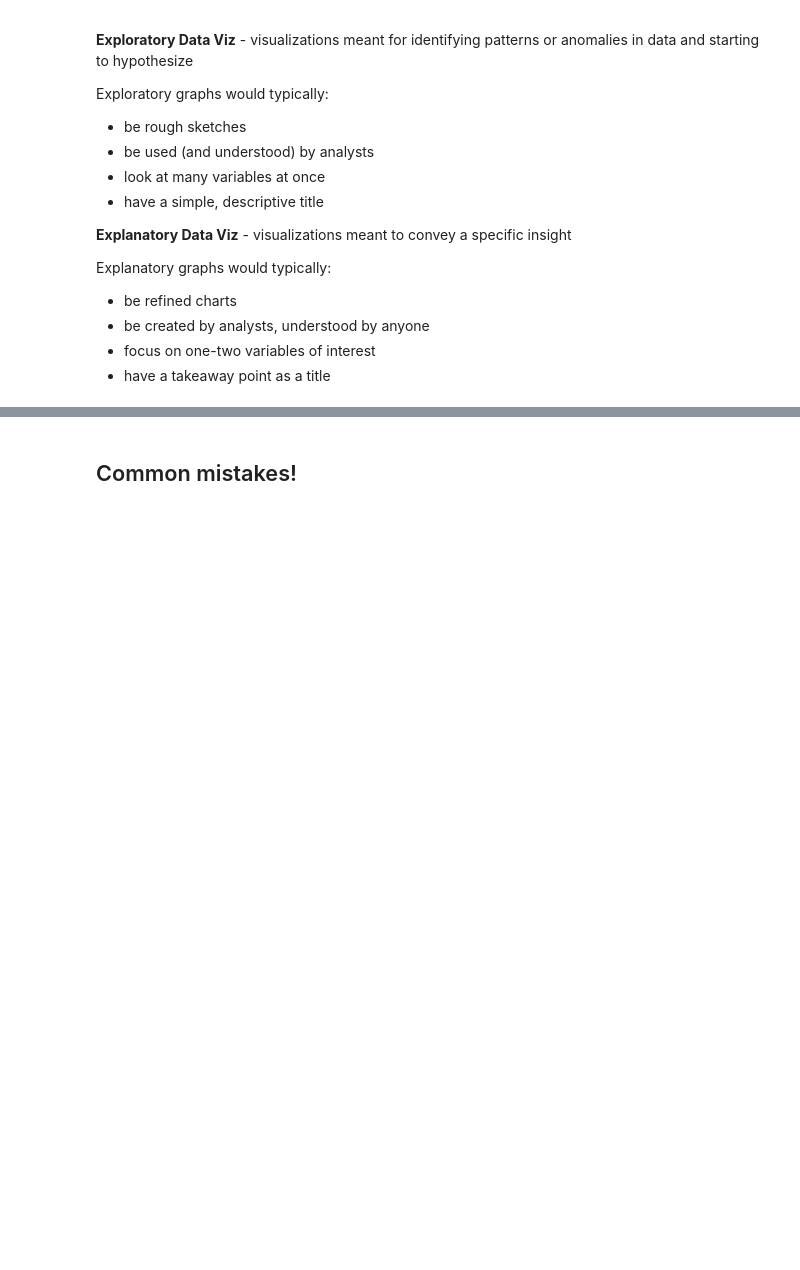
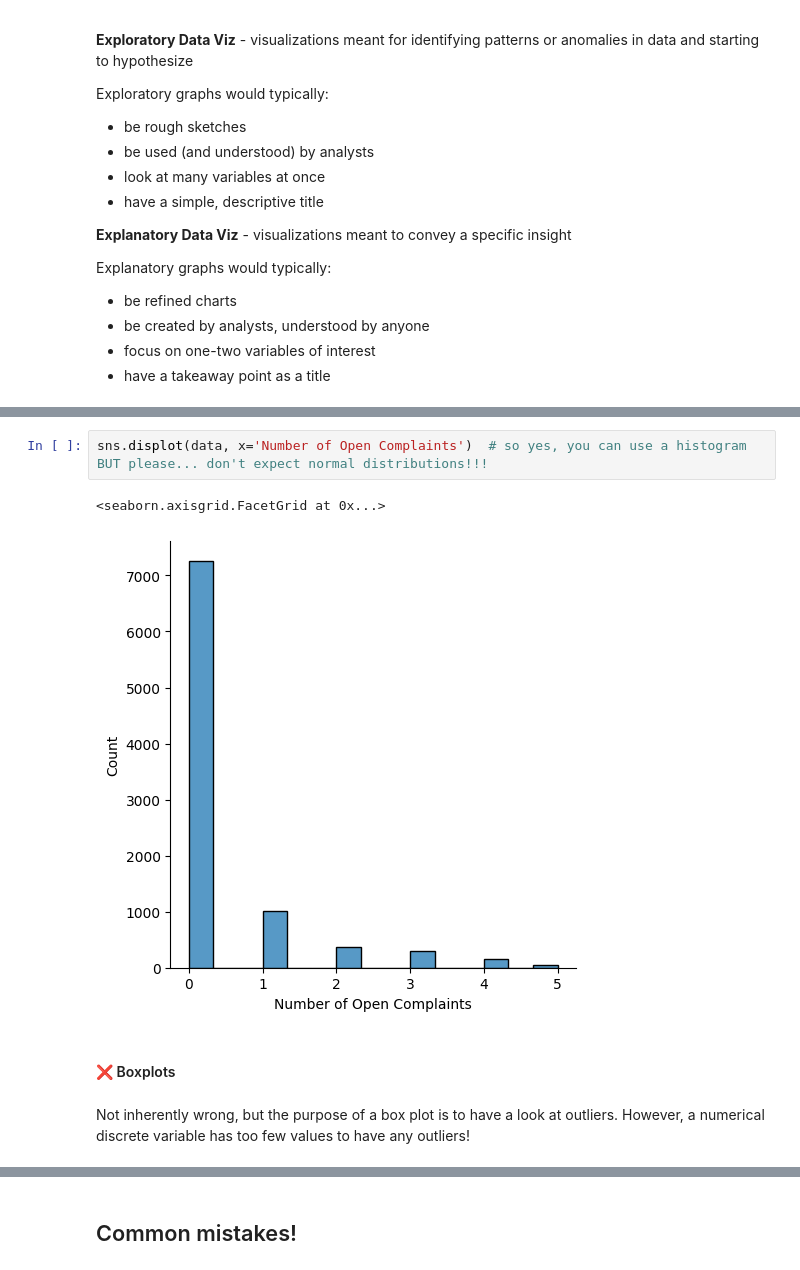
Before and after one commit to sabinagio/IronSabina, a Jupyter notebook: data_viz_returns.ipynb, the cells around one changed output, grey strips where cells are left out. Cells and saved outputs as stored; diff of their text form; blank space fills up the shorter version.

```diff
--- a/data_viz_returns.ipynb
+++ b/data_viz_returns.ipynb
@@ -32,0 +133,9 @@ import pandas as pd
+# %%
+sns.displot(data, x='Number of Open Complaints')  # so yes, you can use a histogram BUT please... don't expect normal distributions!!!
+# %% [output]
+<seaborn.axisgrid.FacetGrid at 0x...>
+[figure, added]
+# %% [markdown]
+#### ❌ Boxplots
+# %% [markdown]
+Not inherently wrong, but the purpose of a box plot is to have a look at outliers. However, a numerical discrete variable has too few values to have any outliers!
```
Also changed, not shown: parts of 88 cells of this notebook.
